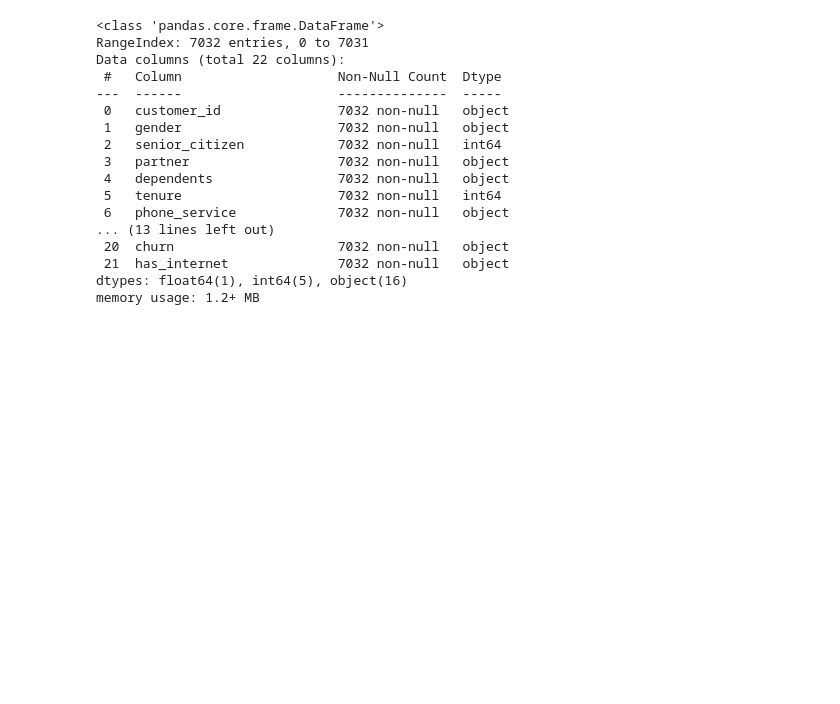
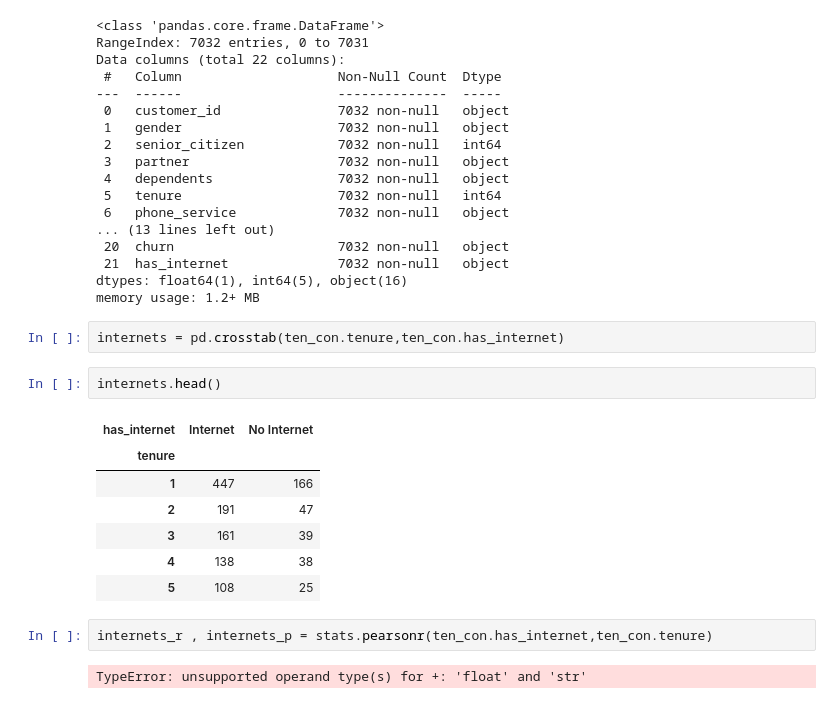
Before and after one commit to eelysee/statistics-exercises, a Jupyter notebook: hypothesis_testing.ipynb, the cells around one changed output. Saved outputs shown, nothing was run; the diff lists cells and outputs as text; blank space fills up the shorter version.

```diff
--- a/hypothesis_testing.ipynb
+++ b/hypothesis_testing.ipynb
@@ -313,3 +313,19 @@ Data columns (total 22 columns):
  21  has_internet              7032 non-null   object
 dtypes: float64(1), int64(5), object(16)
 memory usage: 1.2+ MB
+# %%
+internets = pd.crosstab(ten_con.tenure,ten_con.has_internet)
+# %%
+internets.head()
+# %% [output]
+| has_internet | Internet | No Internet |
+| tenure |  |  |
+| 1 | 447 | 166 |
+| 2 | 191 | 47 |
+| 3 | 161 | 39 |
+| 4 | 138 | 38 |
+| 5 | 108 | 25 |
+# %%
+internets_r , internets_p = stats.pearsonr(ten_con.has_internet,ten_con.tenure)
+# %% [output]
+TypeError: unsupported operand type(s) for +: 'float' and 'str'
```
Also changed, not shown: parts of 3 cells of this notebook, 1 other file.
